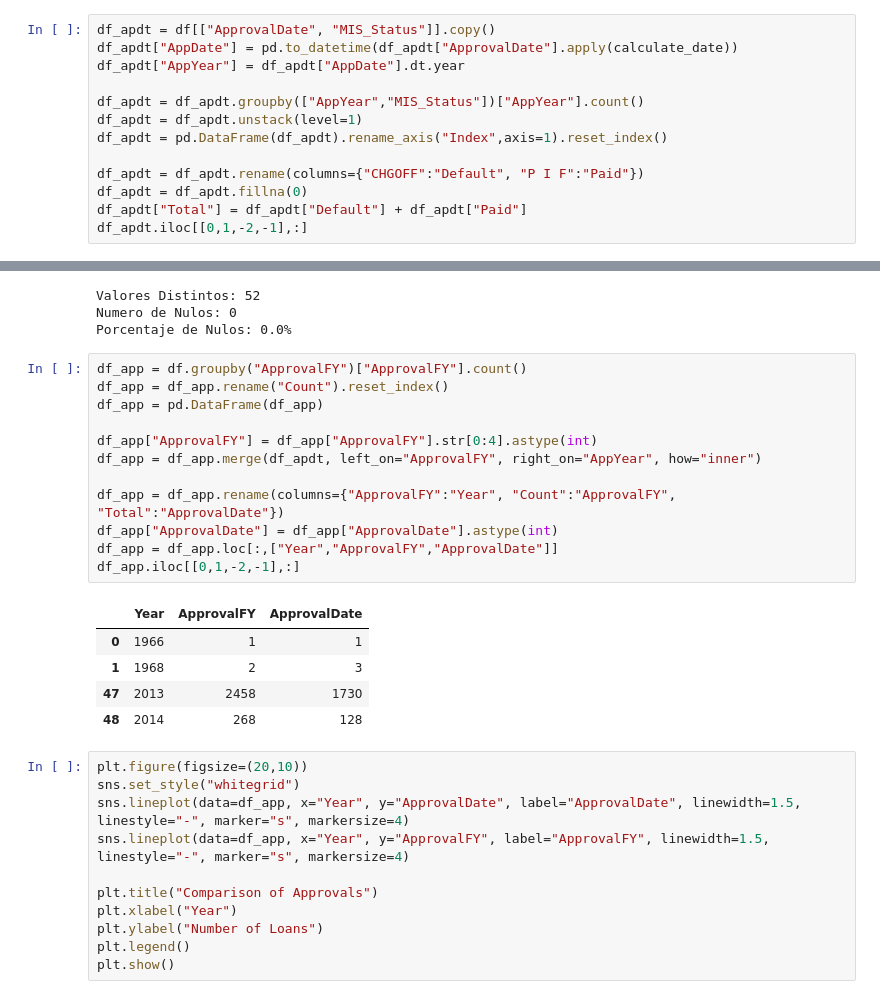
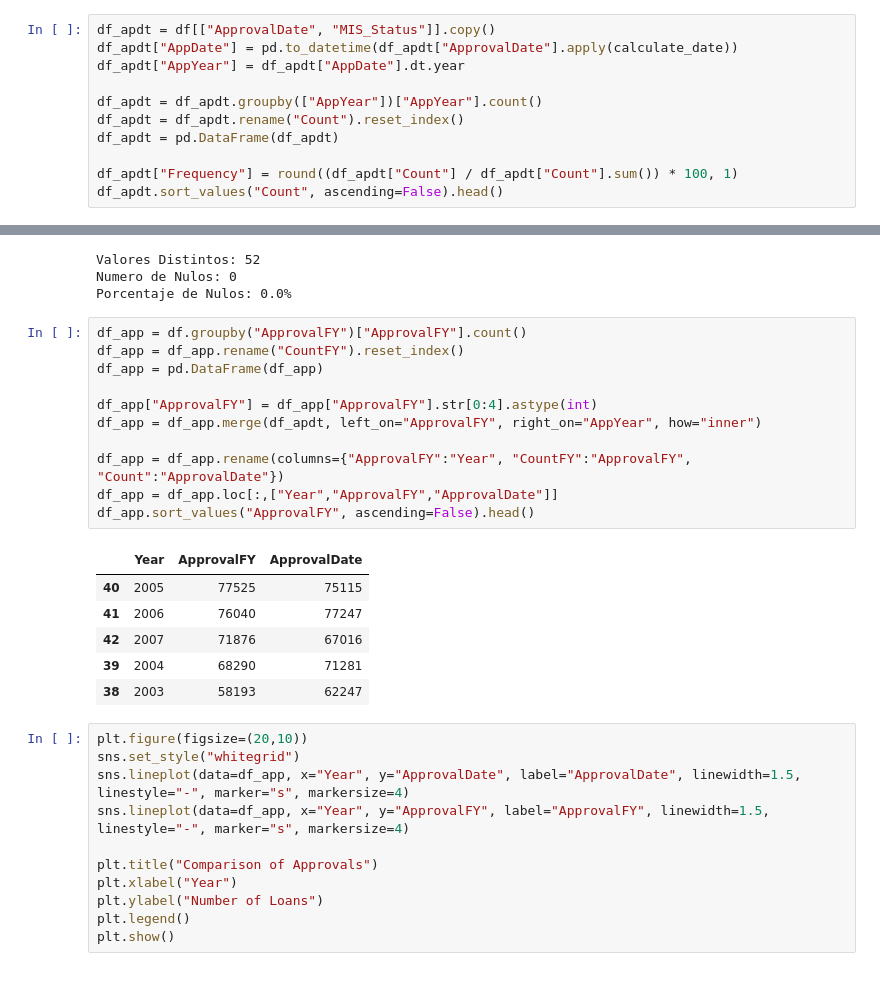
Before and after one commit to Ly-Ax/TFMasterIA, a Jupyter notebook: notebooks/data_exploration.ipynb, the cells around one changed output, grey strips where cells are left out. Cells and saved outputs as stored; diff of their text form.

```diff
--- a/notebooks/data_exploration.ipynb
+++ b/notebooks/data_exploration.ipynb
@@ -413,12 +409,10 @@ df_apdt = df[["ApprovalDate", "MIS_Status"]].copy()
 df_apdt["AppDate"] = pd.to_datetime(df_apdt["ApprovalDate"].apply(calculate_date))
 df_apdt["AppYear"] = df_apdt["AppDate"].dt.year
 
-df_apdt = df_apdt.groupby(["AppYear","MIS_Status"])["AppYear"].count()
-df_apdt = df_apdt.unstack(level=1)
-df_apdt = pd.DataFrame(df_apdt).rename_axis("Index",axis=1).reset_index()
+df_apdt = df_apdt.groupby(["AppYear"])["AppYear"].count()
+df_apdt = df_apdt.rename("Count").reset_index()
+df_apdt = pd.DataFrame(df_apdt)
 
-df_apdt = df_apdt.rename(columns={"CHGOFF":"Default", "P I F":"Paid"})
-df_apdt = df_apdt.fillna(0)
-df_apdt["Total"] = df_apdt["Default"] + df_apdt["Paid"]
-df_apdt.iloc[[0,1,-2,-1],:]
+df_apdt["Frequency"] = round((df_apdt["Count"] / df_apdt["Count"].sum()) * 100, 1)
+df_apdt.sort_values("Count", ascending=False).head()
 # %% [output]
@@ -460,22 +453,22 @@ Numero de Nulos: 0
 Porcentaje de Nulos: 0.0%
 # %%
 df_app = df.groupby("ApprovalFY")["ApprovalFY"].count()
-df_app = df_app.rename("Count").reset_index()
+df_app = df_app.rename("CountFY").reset_index()
 df_app = pd.DataFrame(df_app)
 
 df_app["ApprovalFY"] = df_app["ApprovalFY"].str[0:4].astype(int)
 df_app = df_app.merge(df_apdt, left_on="ApprovalFY", right_on="AppYear", how="inner")
 
-df_app = df_app.rename(columns={"ApprovalFY":"Year", "Count":"ApprovalFY", "Total":"ApprovalDate"})
-df_app["ApprovalDate"] = df_app["ApprovalDate"].astype(int)
+df_app = df_app.rename(columns={"ApprovalFY":"Year", "CountFY":"ApprovalFY", "Count":"ApprovalDate"})
 df_app = df_app.loc[:,["Year","ApprovalFY","ApprovalDate"]]
-df_app.iloc[[0,1,-2,-1],:]
+df_app.sort_values("ApprovalFY", ascending=False).head()
 # %% [output]
 |  | Year | ApprovalFY | ApprovalDate |
-| 0 | 1966 | 1 | 1 |
-| 1 | 1968 | 2 | 3 |
-| 47 | 2013 | 2458 | 1730 |
-| 48 | 2014 | 268 | 128 |
+| 40 | 2005 | 77525 | 75115 |
+| 41 | 2006 | 76040 | 77247 |
+| 42 | 2007 | 71876 | 67016 |
+| 39 | 2004 | 68290 | 71281 |
+| 38 | 2003 | 58193 | 62247 |
 # %%
 plt.figure(figsize=(20,10))
 sns.set_style("whitegrid")
```
Also changed, not shown: parts of 68 cells of this notebook, 1 other file.
